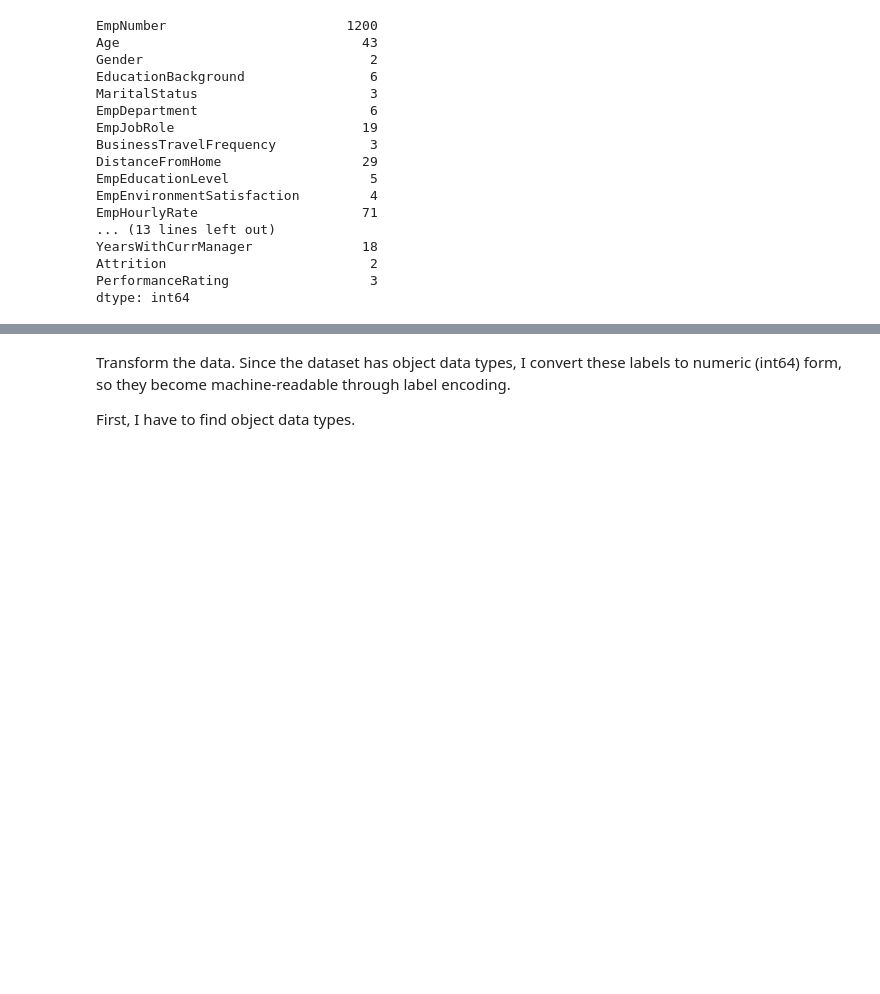
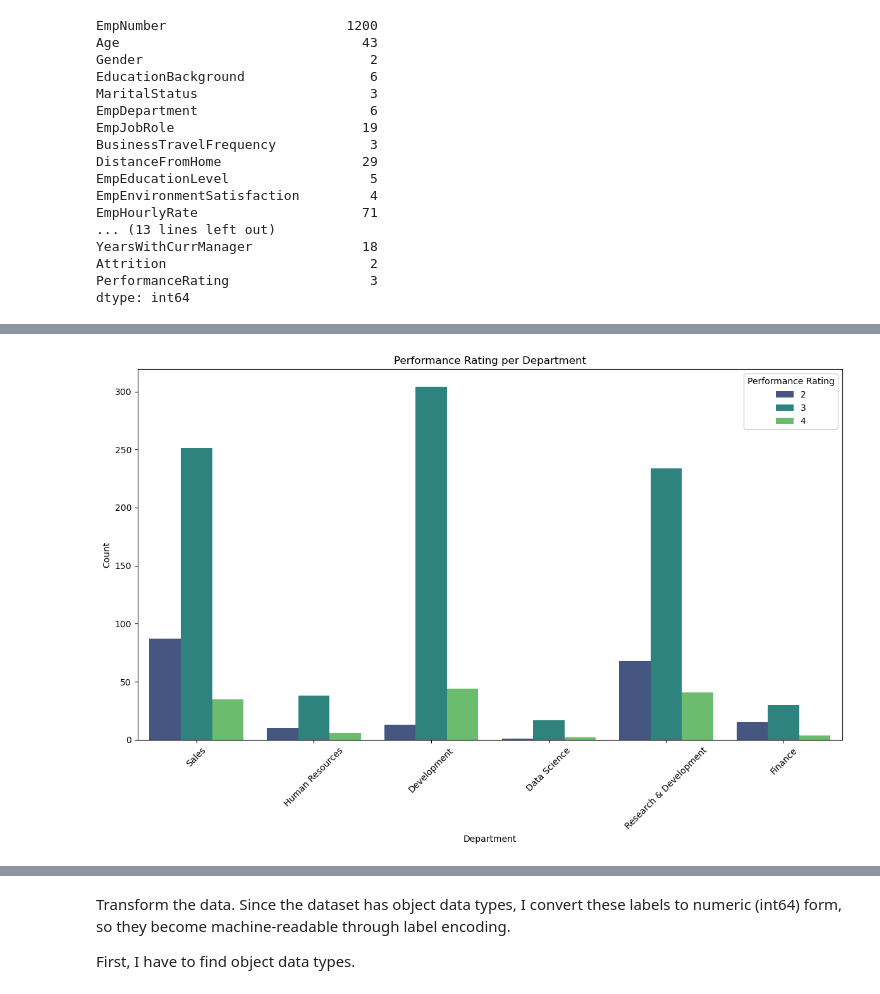
Before and after one commit to elizabethkivuva/INX-Future-Inc-Employee-Performance---Project, a Jupyter notebook: INX Future Inc Employee Performance - Project.ipynb, the cells around one changed output, grey strips where cells are left out. Saved outputs shown, nothing was run; the diff lists cells and outputs as text; code cells hidden in the pictures; blank space fills up the shorter version.

```diff
--- a/INX Future Inc Employee Performance - Project.ipynb
+++ b/INX Future Inc Employee Performance - Project.ipynb
@@ -131,0 +222,12 @@ The Lineplot compares the distribution of performance ratings across different d
+# %%
+plt.figure(figsize=(12, 8))
+sns.countplot(data=EmpPerformance_data, x='EmpDepartment', hue='PerformanceRating', palette='viridis')
+plt.title('Performance Rating per Department')
+plt.xlabel('Department')
+plt.ylabel('Count')
+plt.xticks(rotation=45)
+plt.legend(title='Performance Rating')
+plt.tight_layout()
+plt.show()
+# %% [output]
+[figure, added]
```
Also changed, not shown: parts of 32 cells of this notebook.
